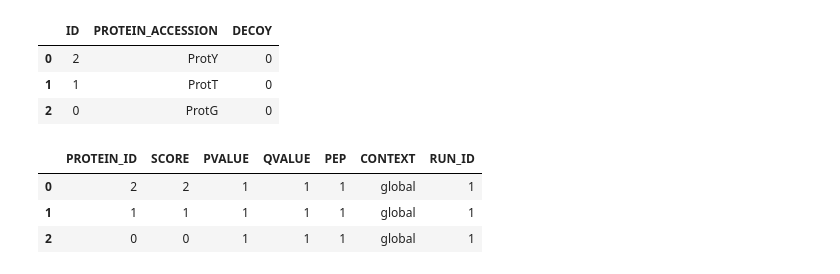
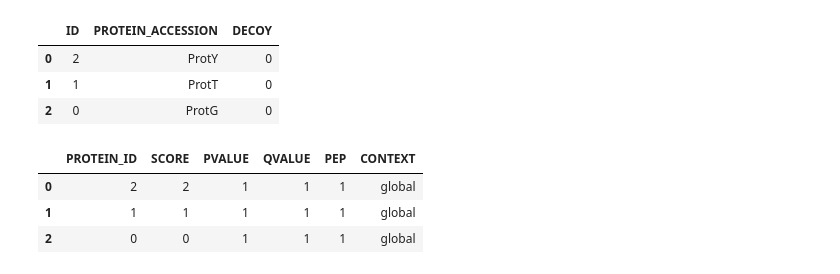
Before and after one commit to PyProphet/pyprophet, a Jupyter notebook: sandbox/createFakeOSW.ipynb, the cells around one changed output. Cells and saved outputs as stored; diff of their text form; code cells hidden in the pictures.

Commit message:
[FIX] Global scores null
had bug where global scores would be null in parquet because there is no
run_id to join on.

Update tests to reflect this behaviour

```diff
--- a/sandbox/createFakeOSW.ipynb
+++ b/sandbox/createFakeOSW.ipynb
@@ -489,17 +489,17 @@ protein
 # %%
 score_protein = protein[['ID']].copy().rename(columns={'ID':'PROTEIN_ID'})
 score_protein['SCORE'] = score_protein['PROTEIN_ID']
 score_protein['PVALUE'] = [1] * len(protein)
 score_protein['QVALUE'] = [1] * len(protein)
 score_protein['PEP'] = [1] * len(protein)
 score_protein['CONTEXT'] = ['global'] * len(protein)
-score_protein['RUN_ID'] = [1] * len(protein)
+#score_protein['RUN_ID'] = #for global context there is no associated run
 score_protein
 # %% [output]
-|  | PROTEIN_ID | SCORE | PVALUE | QVALUE | PEP | CONTEXT | RUN_ID |
-| 0 | 2 | 2 | 1 | 1 | 1 | global | 1 |
-| 1 | 1 | 1 | 1 | 1 | 1 | global | 1 |
-| 2 | 0 | 0 | 1 | 1 | 1 | global | 1 |
+|  | PROTEIN_ID | SCORE | PVALUE | QVALUE | PEP | CONTEXT |
+| 0 | 2 | 2 | 1 | 1 | 1 | global |
+| 1 | 1 | 1 | 1 | 1 | 1 | global |
+| 2 | 0 | 0 | 1 | 1 | 1 | global |
 # %%
 for entry in score_protein.itertuples():
     entry = list(entry)[1:]
```
Also changed, not shown: parts of 2 cells of this notebook, 2 other files.
